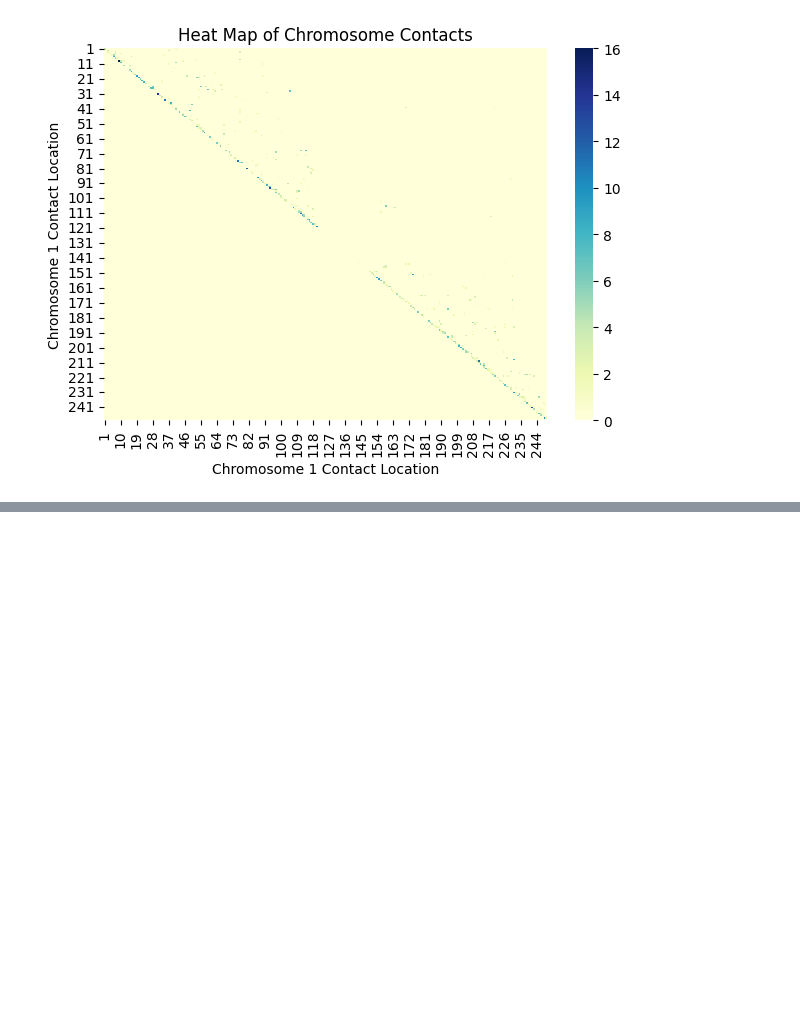
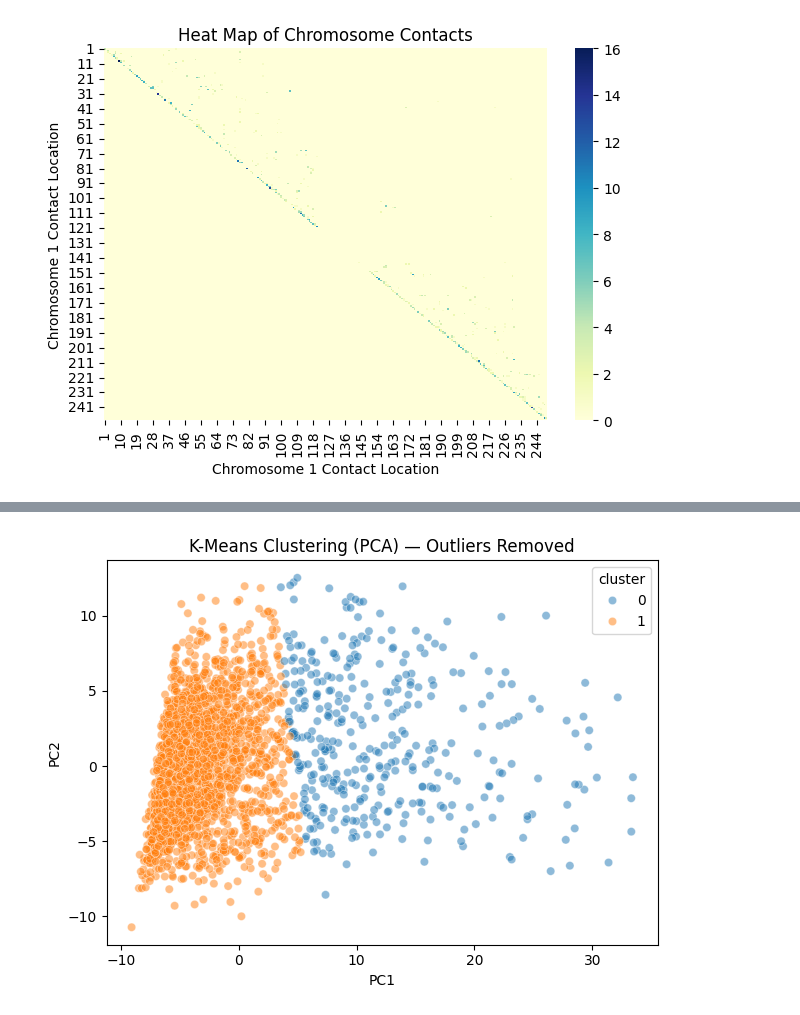
Before and after one commit to saladinshaurov/hic-cell-classification, a Jupyter notebook: notebooks/matrix-chromosome.ipynb, the cells around one changed output, grey strips where cells are left out. Saved outputs shown, nothing was run; the diff lists cells and outputs as text; code cells hidden in the pictures; blank space fills up the shorter version.

```diff
--- a/notebooks/matrix-chromosome.ipynb
+++ b/notebooks/matrix-chromosome.ipynb
@@ -290,3 +355,19 @@ plt.show()
+# %%
+# Calculate z-scores for each PC column
+z_scores = np.abs((cluster_df[["PC1", "PC2"]] - cluster_df[["PC1", "PC2"]].mean()) / cluster_df[["PC1", "PC2"]].std())
+
+# Threshold for being considered an outlier (e.g., z > 3)
+non_outliers = (z_scores < 3).all(axis=1)
+
+# Filter the DataFrame
+filtered_df = cluster_df[non_outliers]
+
+sns.scatterplot(data=filtered_df, x="PC1", y="PC2", hue="cluster", palette="tab10", alpha=0.5)
+plt.title("K-Means Clustering (PCA) — Outliers Removed")
+plt.tight_layout()
+plt.show()
+# %% [output]
+[figure, added]
 # %%
 kmeans = KMeans(n_clusters=4, random_state=42)
 cluster_labels = kmeans.fit_predict(X_umap)
```
Also changed, not shown: parts of 15 cells of this notebook, 1 other file.
